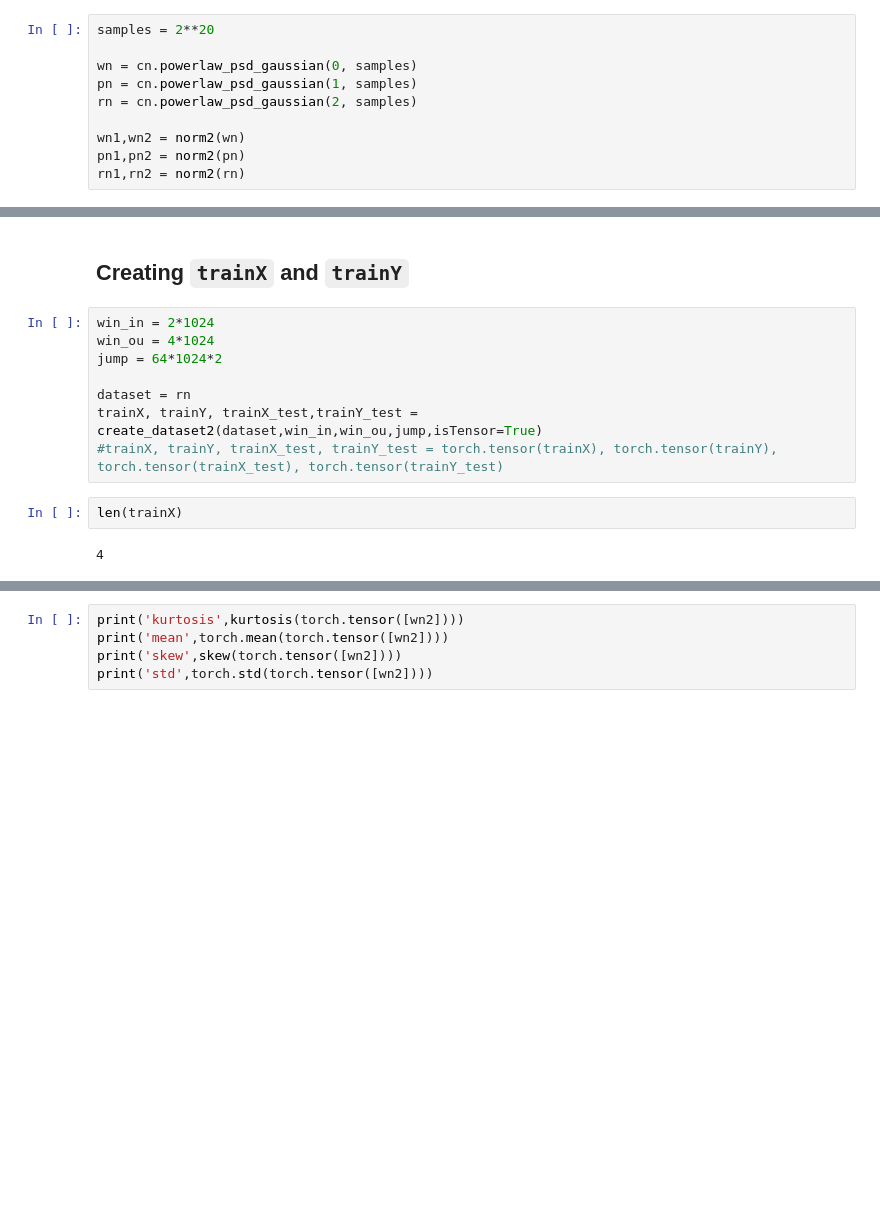
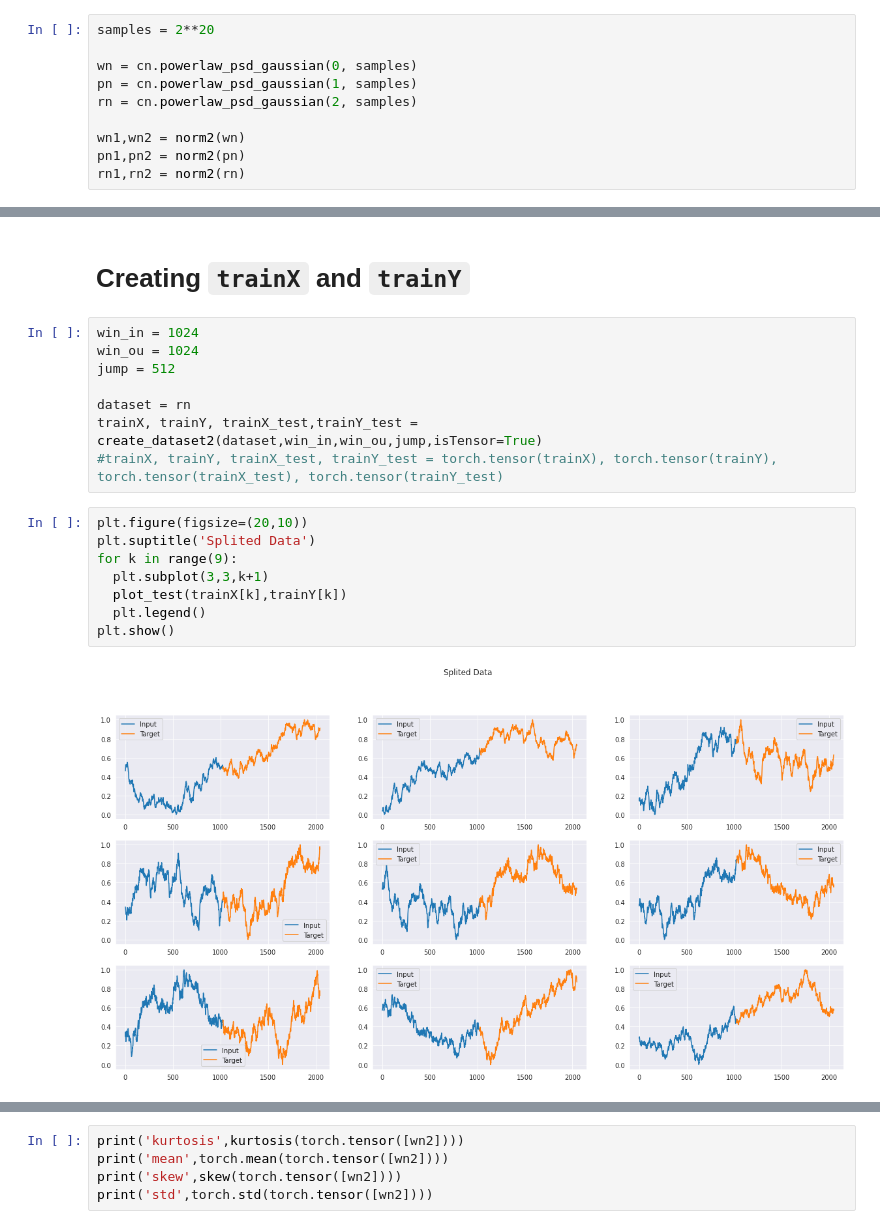
Before and after one commit to barauna-lo/Colored_Noise, a Jupyter notebook: CervejaGratis.ipynb, the cells around one changed output, grey strips where cells are left out. Saved outputs shown, nothing was run; the diff lists cells and outputs as text; blank space fills up the shorter version.

```diff
--- a/CervejaGratis.ipynb
+++ b/CervejaGratis.ipynb
@@ -412,14 +419,20 @@ plt.show()
 # %% [markdown]
-## Creating `trainX` and `trainY`
+# Creating `trainX` and `trainY`
 # %%
-win_in = 2*1024
-win_ou = 4*1024
-jump = 64*1024*2
+win_in = 1024
+win_ou = 1024
+jump = 512
 
 dataset = rn
 trainX, trainY, trainX_test,trainY_test = create_dataset2(dataset,win_in,win_ou,jump,isTensor=True)
 #trainX, trainY, trainX_test, trainY_test = torch.tensor(trainX), torch.tensor(trainY), torch.tensor(trainX_test), torch.tensor(trainY_test)
-# %%
-len(trainX)
-# %% [output]
-4
+# %%
+plt.figure(figsize=(20,10))
+plt.suptitle('Splited Data')
+for k in range(9):
+  plt.subplot(3,3,k+1)
+  plot_test(trainX[k],trainY[k])
+  plt.legend()
+plt.show()
+# %% [output]
+[figure, added]
```
Also changed, not shown: parts of 13 cells of this notebook.
